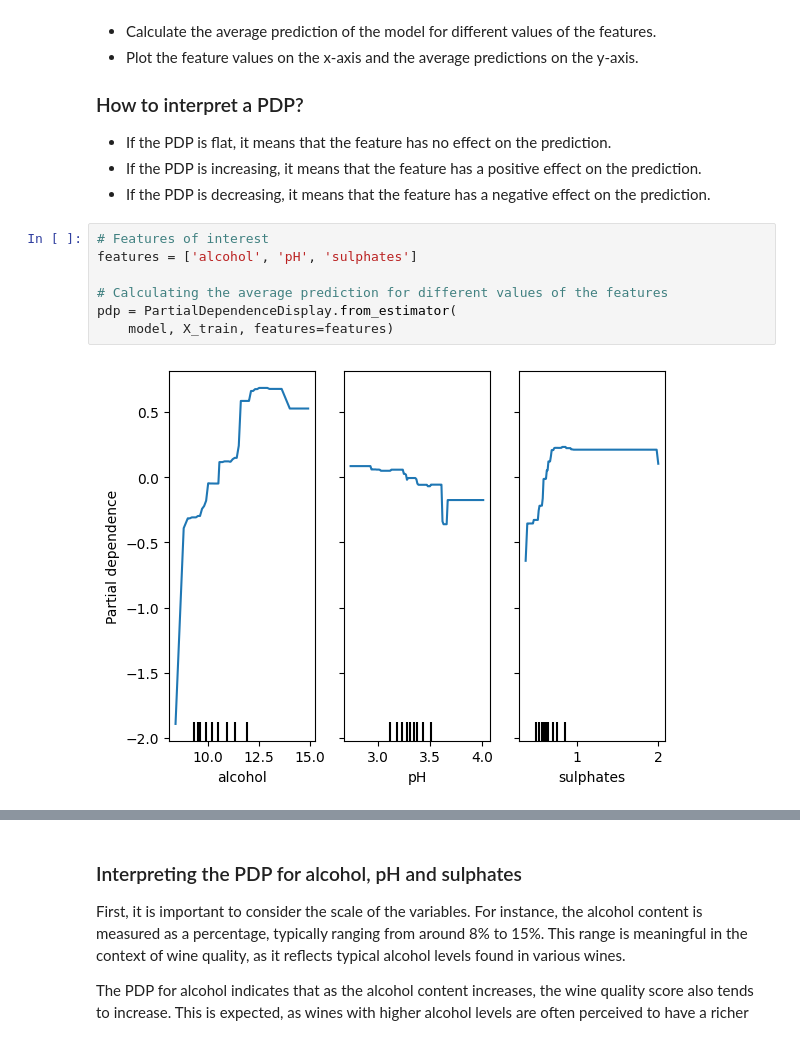
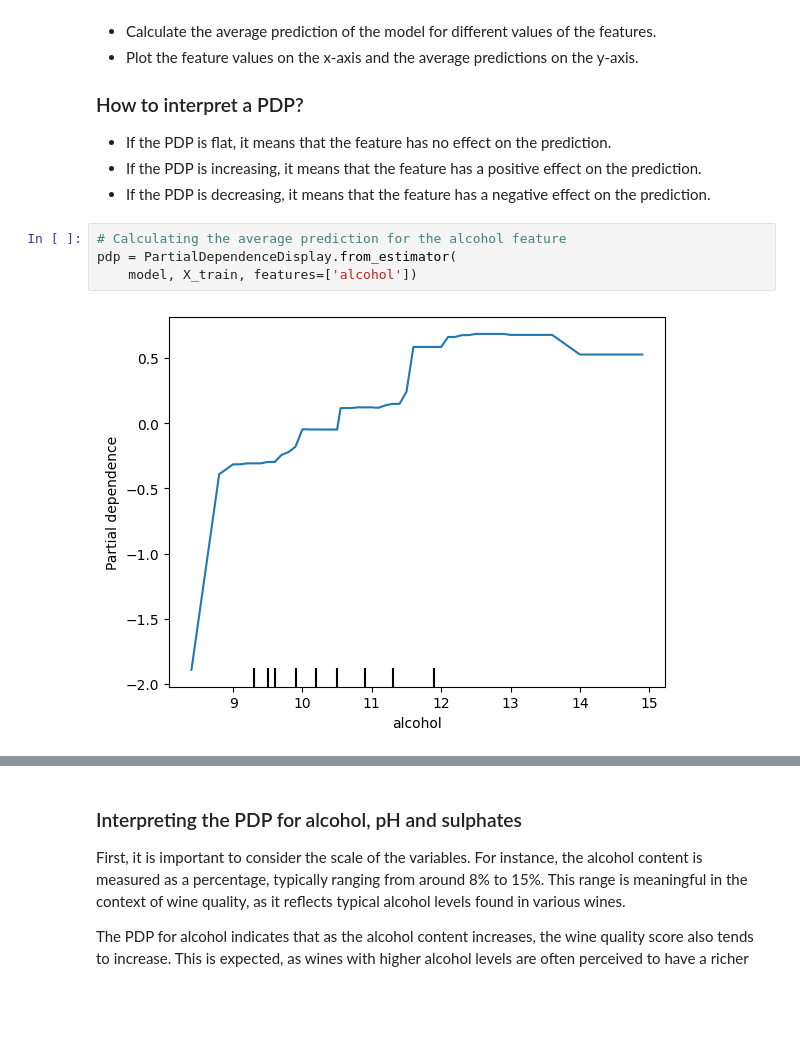
Before and after one commit to AaryaDesai1/PDP_ICE_ALE, a Jupyter notebook: PDP_ALE.ipynb, the cells around one changed output, grey strips where cells are left out. Drawn from its saved outputs; the diff is of its cells as text; blank space fills up the shorter version.

```diff
--- a/PDP_ALE.ipynb
+++ b/PDP_ALE.ipynb
@@ -162,11 +162,8 @@ A PDP shows the marginal effect of a feature on the predicted outcome of a machi
 - If the PDP is increasing, it means that the feature has a positive effect on the prediction.
 - If the PDP is decreasing, it means that the feature has a negative effect on the prediction.
 # %%
-# Features of interest
-features = ['alcohol', 'pH', 'sulphates']
-
-# Calculating the average prediction for different values of the features
+# Calculating the average prediction for the alcohol feature
 pdp = PartialDependenceDisplay.from_estimator(
-    model, X_train, features=features)
+    model, X_train, features=['alcohol'])
 # %% [output]
-[figure, old version]
+[figure, new version]
```
Also changed, not shown: parts of 5 cells of this notebook.
